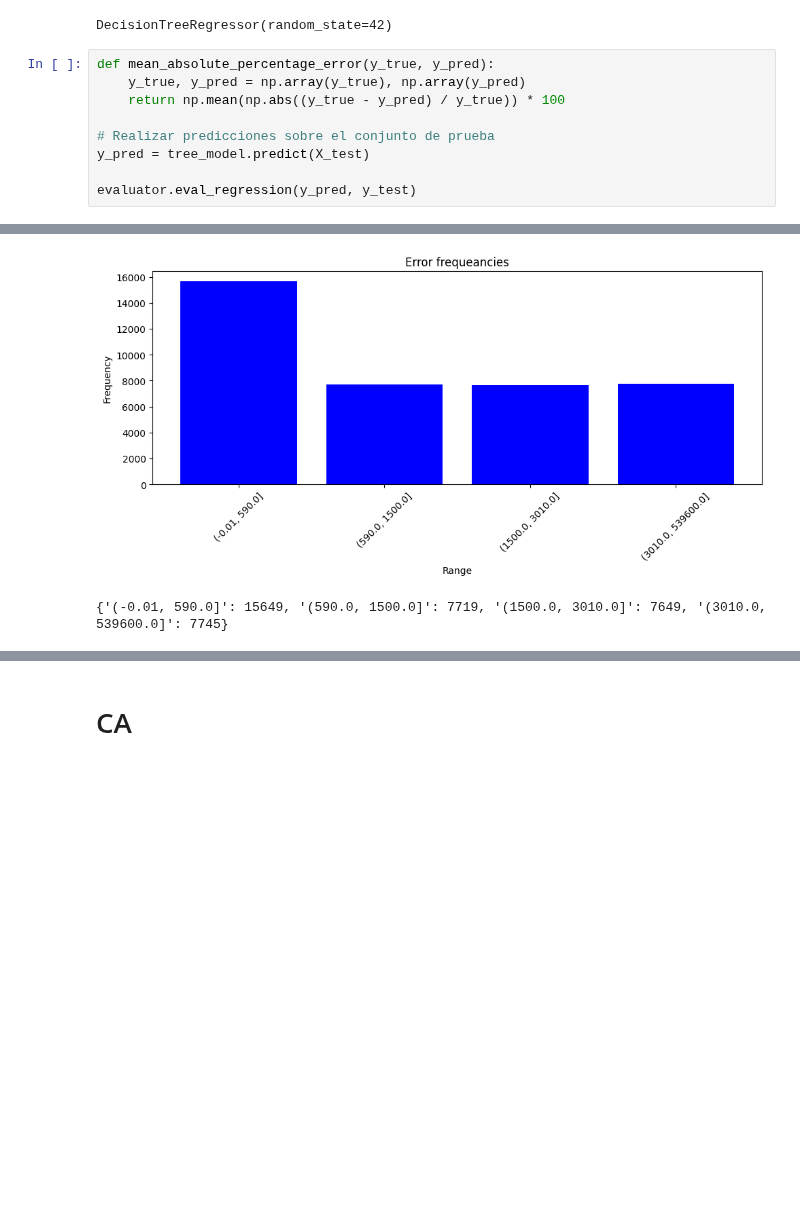
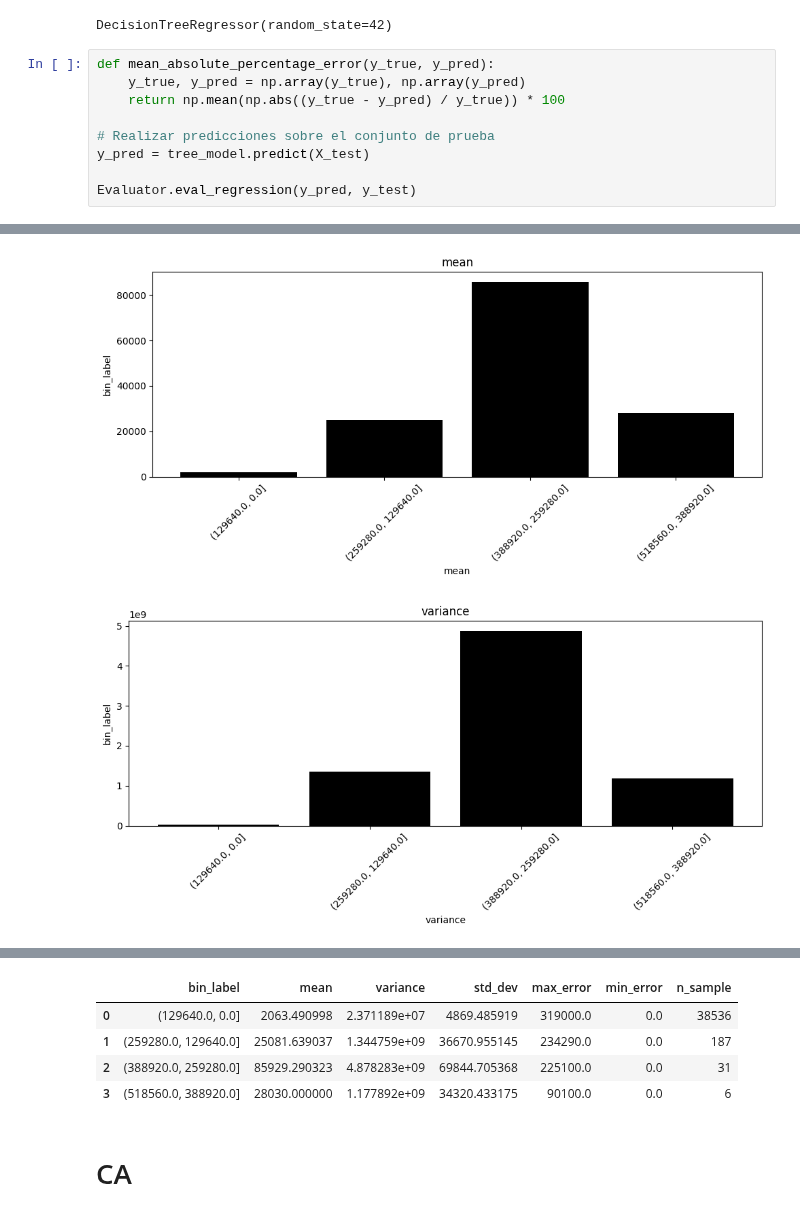
Before and after one commit to Lingfeng555/Cars_Price_Prediction, a Jupyter notebook: Trees/combustion.ipynb, the cells around one changed output, grey strips where cells are left out. Drawn from its saved outputs; the diff is of its cells as text; blank space fills up the shorter version.

```diff
--- a/Trees/combustion.ipynb
+++ b/Trees/combustion.ipynb
@@ -255,5 +255,5 @@ def mean_absolute_percentage_error(y_true, y_pred):
 # Realizar predicciones sobre el conjunto de prueba
 y_pred = tree_model.predict(X_test)
 
-evaluator.eval_regression(y_pred, y_test)
+Evaluator.eval_regression(y_pred, y_test)
 # %% [output]
@@ -261,5 +265,5 @@ MAE: 2259.4433620827435 MSE: 54951566.10737143 RMSE: 7412.9323555102965 R2: 0.87
 Mean: 2259.4433620827435
 Variance: 49846481.80091166
 Standard Deviation: 7060.204090599057
-[figure, old version]
+[figure, new version]
-{'(-0.01, 590.0]': 15649, '(590.0, 1500.0]': 7719, '(1500.0, 3010.0]': 7649, '(3010.0, 539600.0]': 7745}
+[figure, added]
@@ -266,2 +274,7 @@ Standard Deviation: 7060.204090599057
+|  | bin_label | mean | variance | std_dev | max_error | min_error | n_sample |
+| 0 | (129640.0, 0.0] | 2063.490998 | 2.371189e+07 | 4869.485919 | 319000.0 | 0.0 | 38536 |
+| 1 | (259280.0, 129640.0] | 25081.639037 | 1.344759e+09 | 36670.955145 | 234290.0 | 0.0 | 187 |
+| 2 | (388920.0, 259280.0] | 85929.290323 | 4.878283e+09 | 69844.705368 | 225100.0 | 0.0 | 31 |
+| 3 | (518560.0, 388920.0] | 28030.000000 | 1.177892e+09 | 34320.433175 | 90100.0 | 0.0 | 6 |
 # %% [markdown]
 # CA
```
Also changed, not shown: parts of 6 cells of this notebook.
